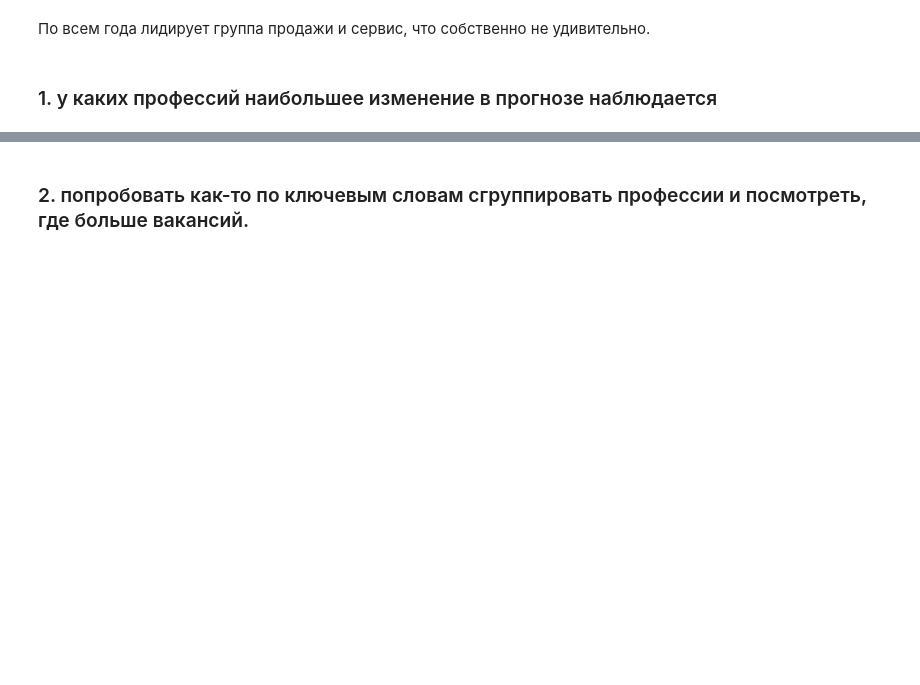
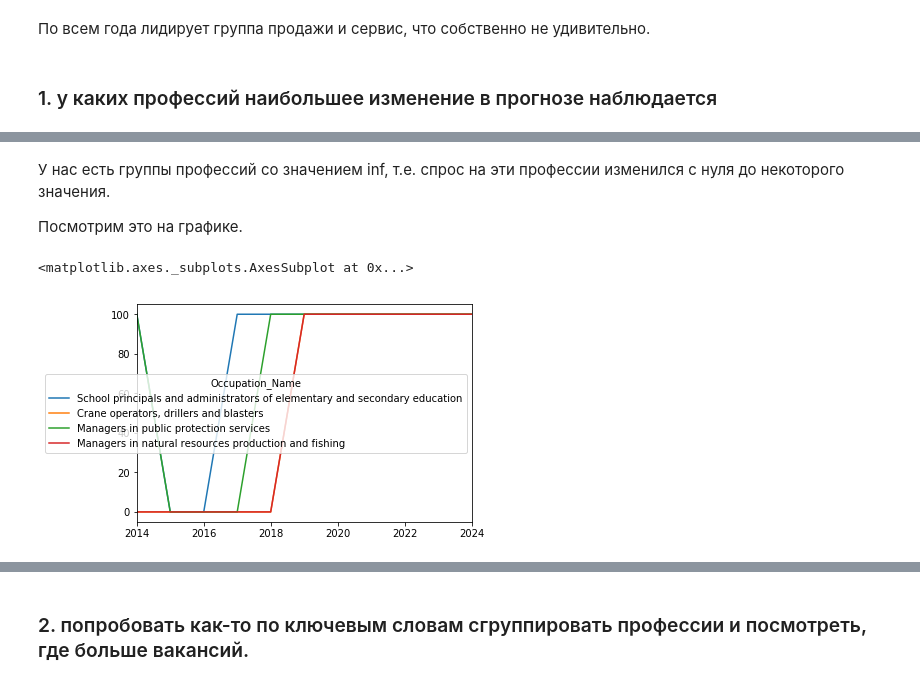
Before and after one commit to livestalker-archive/python-17, a Jupyter notebook: hw8/hw8.ipynb, the cells around one changed output, grey strips where cells are left out. Cells and saved outputs as stored; diff of their text form; code cells hidden in the pictures; blank space fills up the shorter version.

```diff
--- a/hw8/hw8.ipynb
+++ b/hw8/hw8.ipynb
@@ -198,6 +198,8 @@ data
 data = pd.read_csv('./data/immigration_2015_2024.csv', index_col=1, encoding='cp1250')
 del data['Code']
 del data['Nom_de_la_profession']
+zero_rows = data[(data == 0).all(axis=1)]
+data = data[(data != 0).any(axis=1)]
 # %% [markdown]
 ### 0. каких профессий ожидается больше всего в каждый из годов ###
 # %%
@@ -256,0 +241,3 @@ Index([u'Management Occupations',
+# %%
+pct_data = data.iloc[1:].pct_change(axis=1)
+pct_data.head()
@@ -256,0 +255,5 @@ Index([u'Management Occupations',
+# %%
+s1 = pct_data.idxmax(axis=1)
+s2 = pct_data.max(axis=1)
+max_data = pd.concat([s1, s2], axis=1).sort_values(1, axis=0, ascending=False)
+max_data.head()
@@ -256,0 +268,10 @@ Index([u'Management Occupations',
+# %% [markdown]
+У нас есть группы профессий со значением inf, т.е. спрос на эти профессии изменился с нуля до некоторого значения.
+
+Посмотрим это на графике.
+# %%
+inf_idx = max_data.index[0:4]
+data.loc[inf_idx].T.plot()
+# %% [output]
+<matplotlib.axes._subplots.AxesSubplot at 0x...>
+[figure, added]
```
Also changed, not shown: parts of 8 cells of this notebook.
